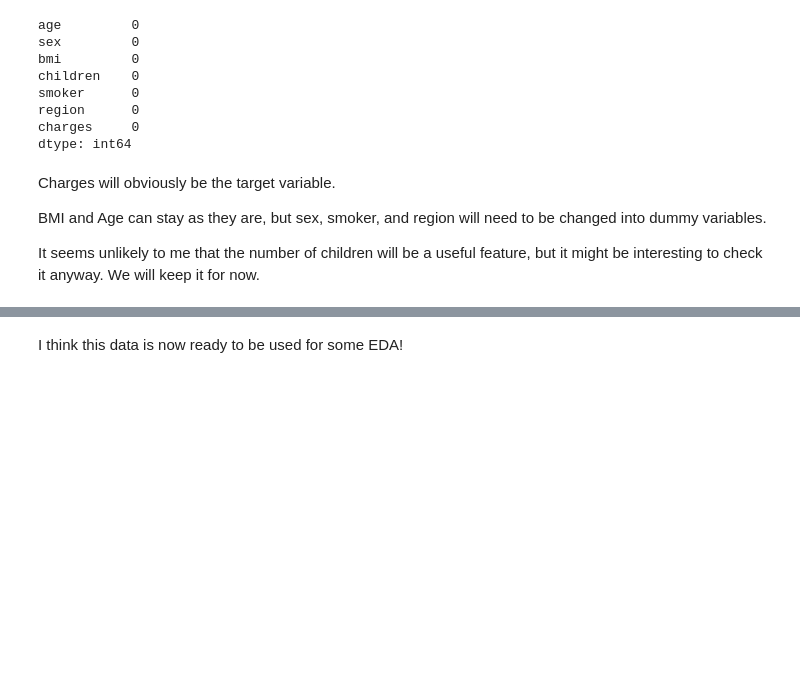
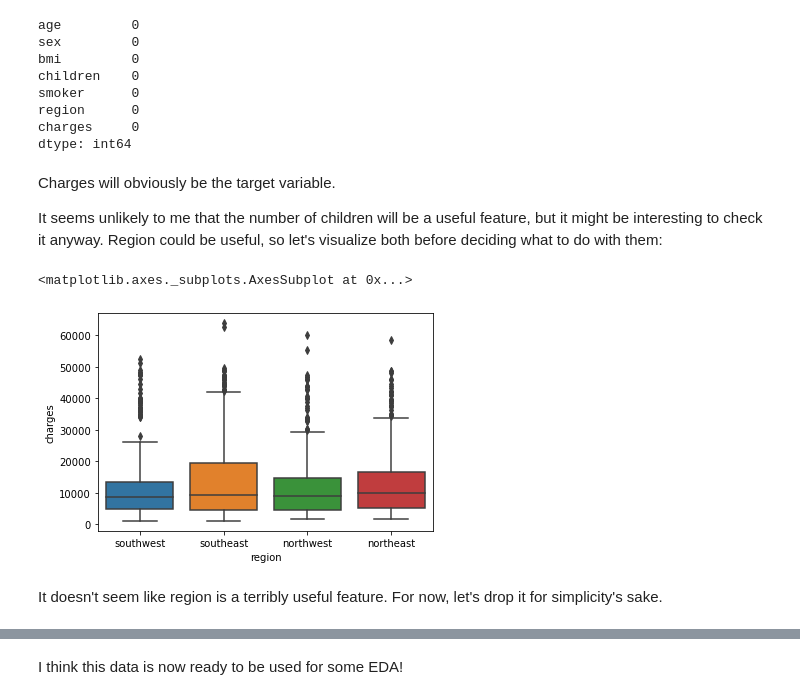
Before and after one commit to dbbabcock/DATA602_homework_1, a Jupyter notebook: ins_data_cleaning.ipynb, the cells around one changed output, grey strips where cells are left out. Saved outputs shown, nothing was run; the diff lists cells and outputs as text; code cells hidden in the pictures; blank space fills up the shorter version.

```diff
--- a/ins_data_cleaning.ipynb
+++ b/ins_data_cleaning.ipynb
@@ -41,6 +44,13 @@ dtype: int64
 # %% [markdown]
 Charges will obviously be the target variable.
 
-BMI and Age can stay as they are, but sex, smoker, and region will need to be changed into dummy variables.
 
-It seems unlikely to me that the number of children will be a useful feature, but it might be interesting to check it anyway. We will keep it for now.
+
+It seems unlikely to me that the number of children will be a useful feature, but it might be interesting to check it anyway. Region could be useful, so let's visualize both before deciding what to do with them:
+# %%
+sns.boxplot(x='region', y='charges', data=ins_data)
+# %% [output]
+<matplotlib.axes._subplots.AxesSubplot at 0x...>
+[figure, added]
+# %% [markdown]
+It doesn't seem like region is a terribly useful feature. For now, let's drop it for simplicity's sake.
```
Also changed, not shown: parts of 18 cells of this notebook.
